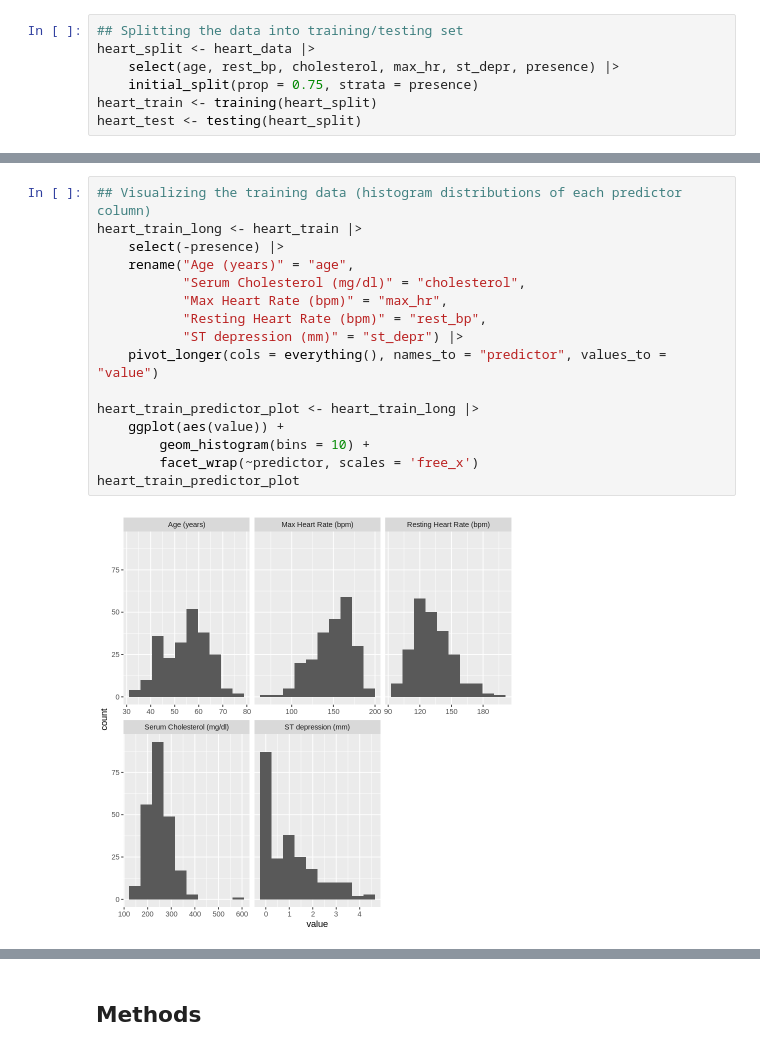
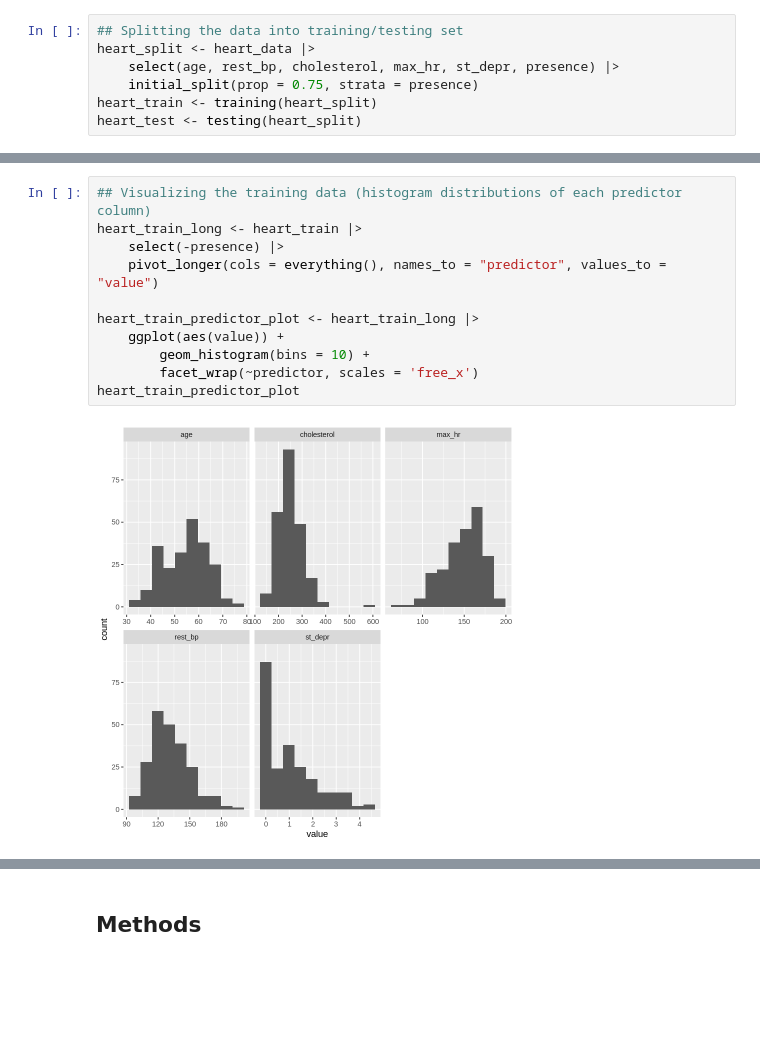
Before and after one commit to itsDagu/dsci100-group-01, a Jupyter notebook: group_proposal.ipynb, the cells around one changed output, grey strips where cells are left out. Saved outputs shown, nothing was run; the diff lists cells and outputs as text; blank space fills up the shorter version.

```diff
--- a/group_proposal.ipynb
+++ b/group_proposal.ipynb
@@ -107,18 +109,13 @@ A data.frame: 1 × 5
 # %%
 ## Visualizing the training data (histogram distributions of each predictor column)
 heart_train_long <- heart_train |>
     select(-presence) |>
-    rename("Age (years)" = "age",
-           "Serum Cholesterol (mg/dl)" = "cholesterol",
-           "Max Heart Rate (bpm)" = "max_hr",
-           "Resting Heart Rate (bpm)" = "rest_bp",
-           "ST depression (mm)" = "st_depr") |>
     pivot_longer(cols = everything(), names_to = "predictor", values_to = "value")
 
 heart_train_predictor_plot <- heart_train_long |>
     ggplot(aes(value)) +
         geom_histogram(bins = 10) +
         facet_wrap(~predictor, scales = 'free_x')
 heart_train_predictor_plot
 # %% [output]
-[figure, old version]
+[figure, new version]
```
Also changed, not shown: parts of 13 cells of this notebook.
